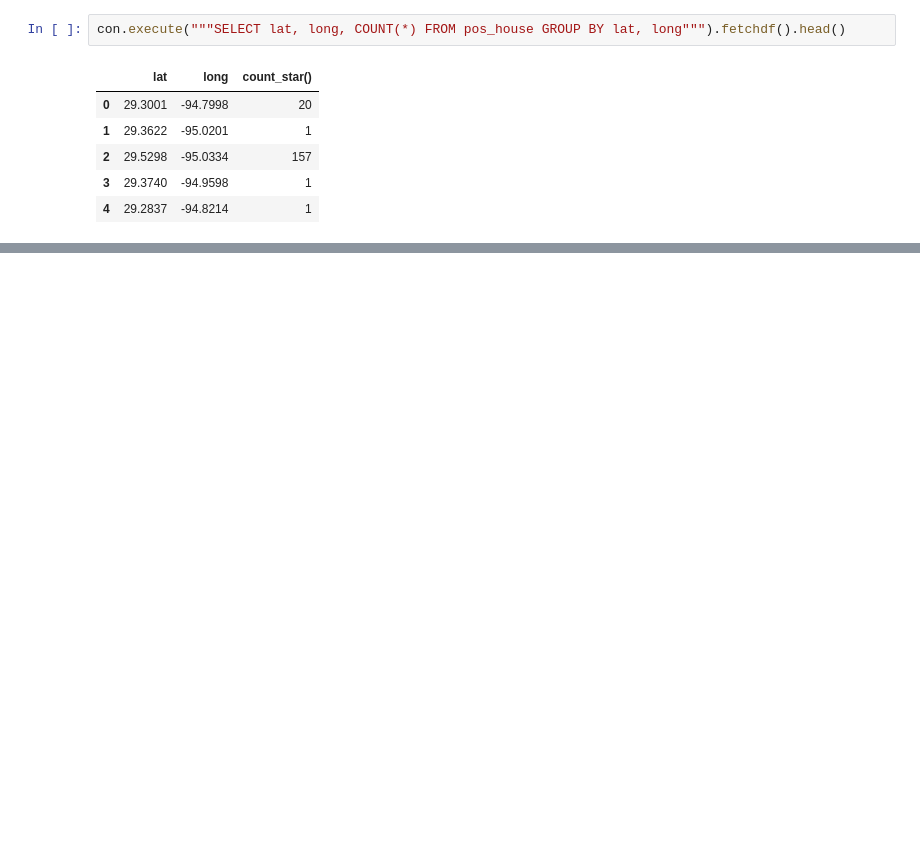
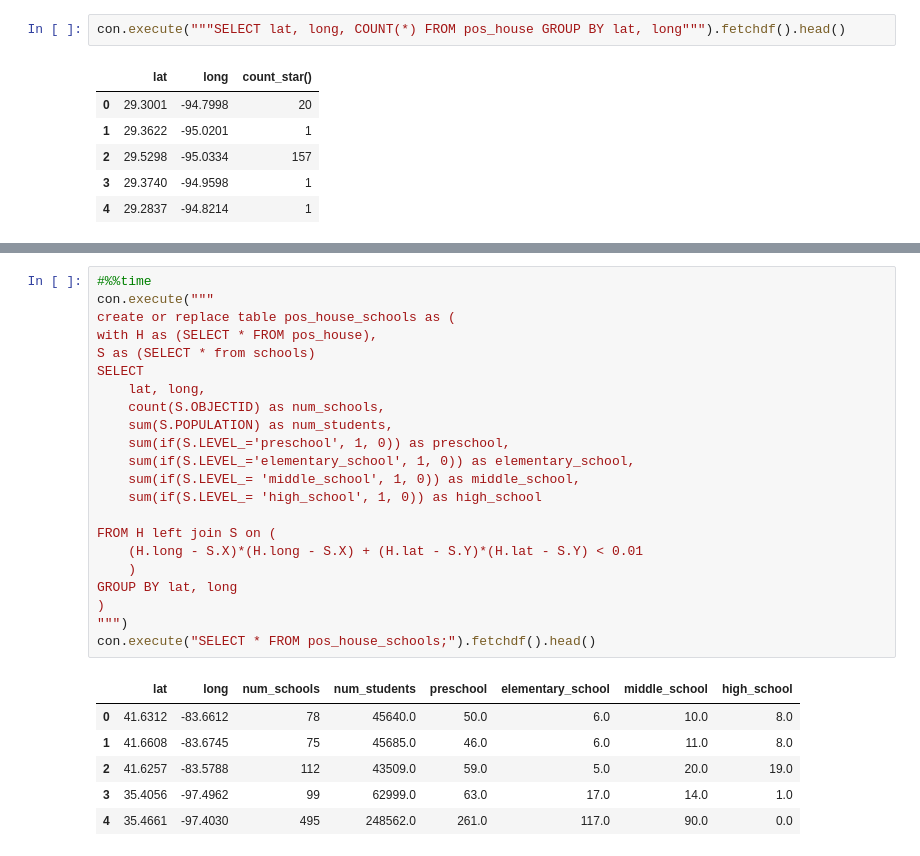
Before and after one commit to adriamd/ADSDB_project1, a Jupyter notebook: notebooks/exploitation.ipynb, the cells around one changed output, grey strips where cells are left out. Saved outputs shown, nothing was run; the diff lists cells and outputs as text; blank space fills up the shorter version.

```diff
--- a/notebooks/exploitation.ipynb
+++ b/notebooks/exploitation.ipynb
@@ -87,0 +115,29 @@ GROUP BY lat, long
+# %%
+#%%time
+con.execute("""
+create or replace table pos_house_schools as (
+with H as (SELECT * FROM pos_house),
+S as (SELECT * from schools)
+SELECT
+    lat, long,
+    count(S.OBJECTID) as num_schools,
+    sum(S.POPULATION) as num_students,
+    sum(if(S.LEVEL_='preschool', 1, 0)) as preschool,
+    sum(if(S.LEVEL_='elementary_school', 1, 0)) as elementary_school,
+    sum(if(S.LEVEL_= 'middle_school', 1, 0)) as middle_school,
+    sum(if(S.LEVEL_= 'high_school', 1, 0)) as high_school
+
+FROM H left join S on (
+    (H.long - S.X)*(H.long - S.X) + (H.lat - S.Y)*(H.lat - S.Y) < 0.01
+    )
+GROUP BY lat, long
+)
+""")
+con.execute("SELECT * FROM pos_house_schools;").fetchdf().head()
+# %% [output]
+|  | lat | long | num_schools | num_students | preschool | elementary_school | middle_school | high_school |
+| 0 | 41.6312 | -83.6612 | 78 | 45640.0 | 50.0 | 6.0 | 10.0 | 8.0 |
+| 1 | 41.6608 | -83.6745 | 75 | 45685.0 | 46.0 | 6.0 | 11.0 | 8.0 |
+| 2 | 41.6257 | -83.5788 | 112 | 43509.0 | 59.0 | 5.0 | 20.0 | 19.0 |
+| 3 | 35.4056 | -97.4962 | 99 | 62999.0 | 63.0 | 17.0 | 14.0 | 1.0 |
+| 4 | 35.4661 | -97.4030 | 495 | 248562.0 | 261.0 | 117.0 | 90.0 | 0.0 |
```
Also changed, not shown: parts of 14 cells of this notebook.
